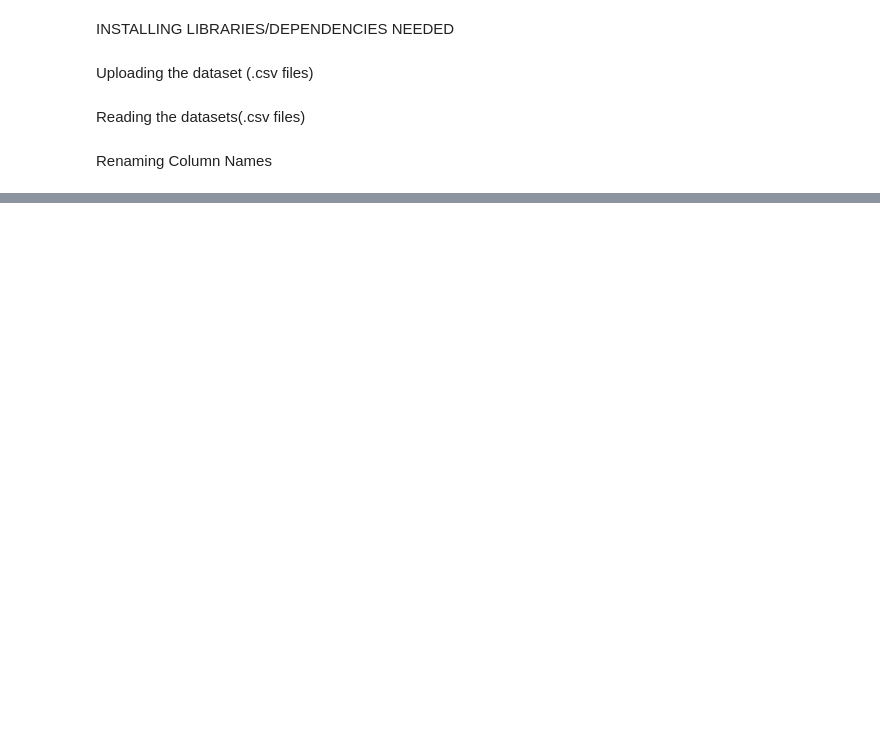
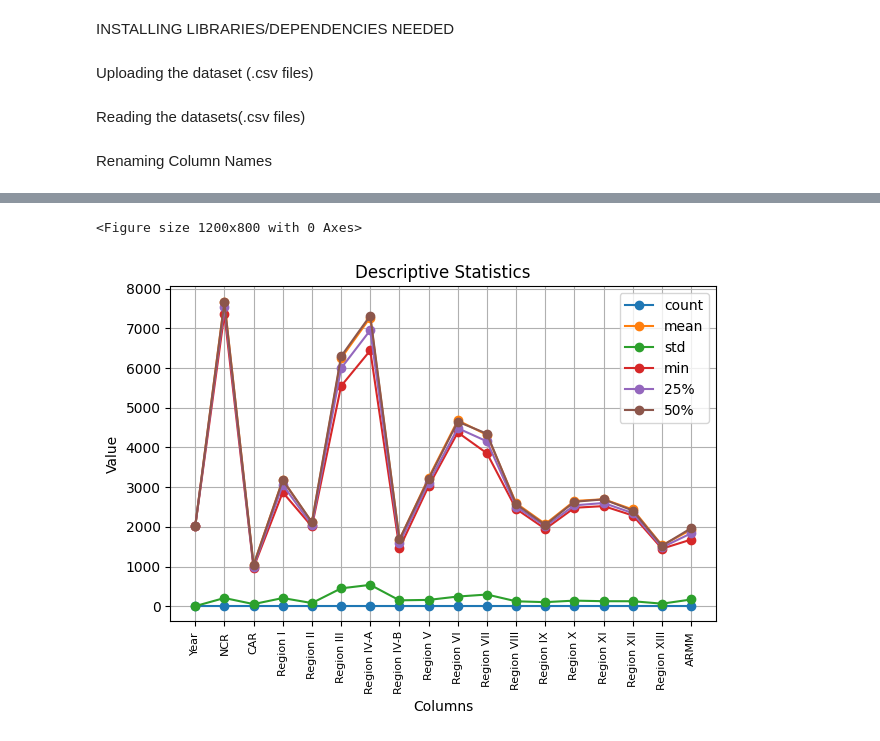
Before and after one commit to KuyaGit/dataanalyticsfinals, a Jupyter notebook: data.ipynb, the cells around one changed output, grey strips where cells are left out. Cells and saved outputs as stored; diff of their text form; code cells hidden in the pictures; blank space fills up the shorter version.

```diff
--- a/data.ipynb
+++ b/data.ipynb
@@ -32,0 +133,31 @@ employeeNumber
+# %%
+description = employeeNumber.describe()
+
+# Extract the statistics you want to visualize
+statistics = description.loc[['count', 'mean', 'std', 'min', '25%', '50%']]
+
+# Transpose the DataFrame for easier plotting
+statistics = statistics.T
+
+# Adjust figure size
+plt.figure(figsize=(12, 8))
+
+# Plotting the line graph
+statistics.plot(kind='line', marker='o')
+
+# Adding labels and title
+plt.xlabel('Columns')
+plt.ylabel('Value')
+plt.title('Descriptive Statistics')
+
+# Adjust font size
+plt.xticks(range(len(statistics.index)), statistics.index, fontsize=8)
+plt.xticks(rotation=90)
+# Display the plot
+plt.legend(loc='upper right')
+plt.grid(True)
+plt.tight_layout()
+plt.show()
+# %% [output]
+<Figure size 1200x800 with 0 Axes>
+[figure, added]
```
Also changed, not shown: parts of 13 cells of this notebook.
